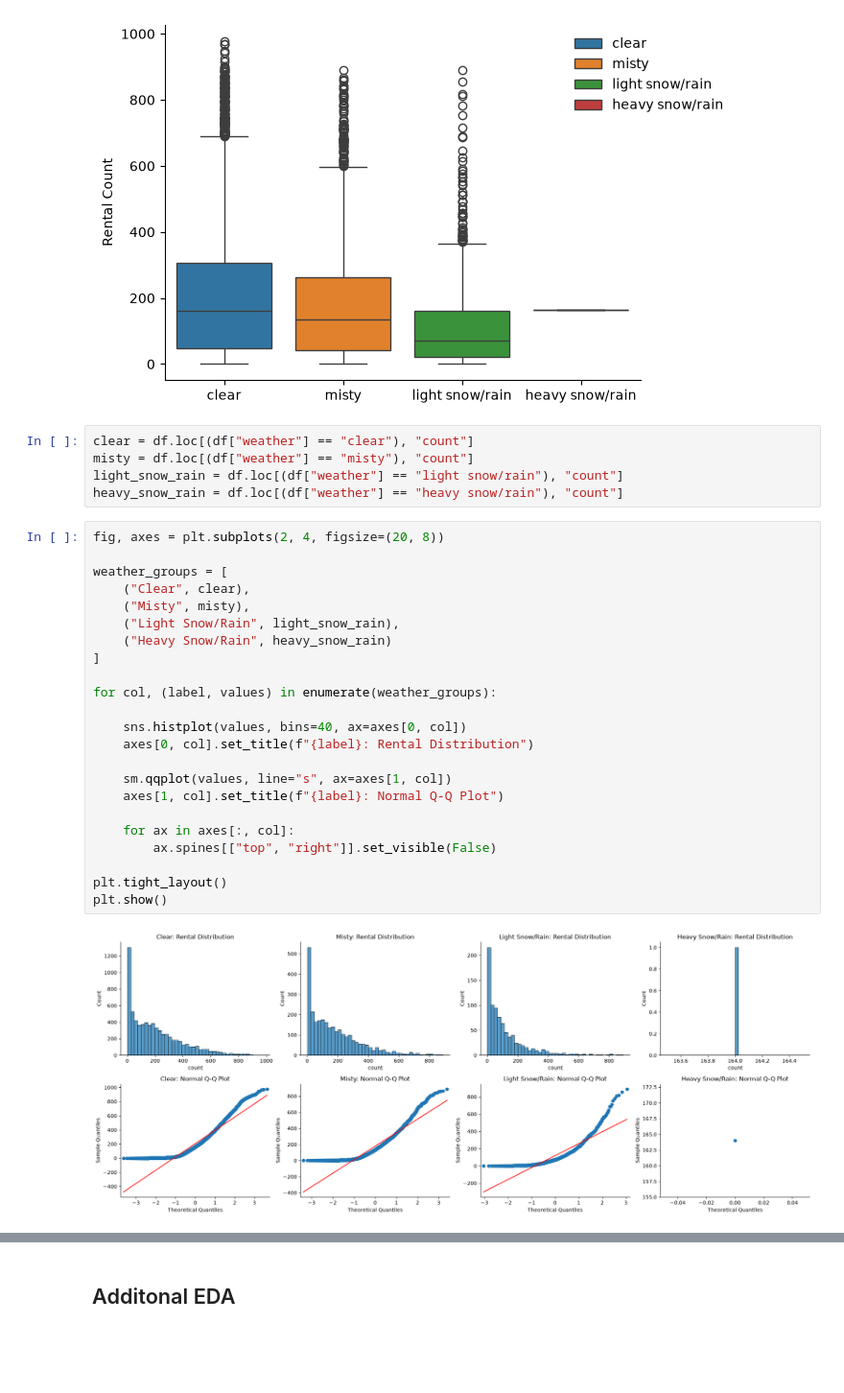
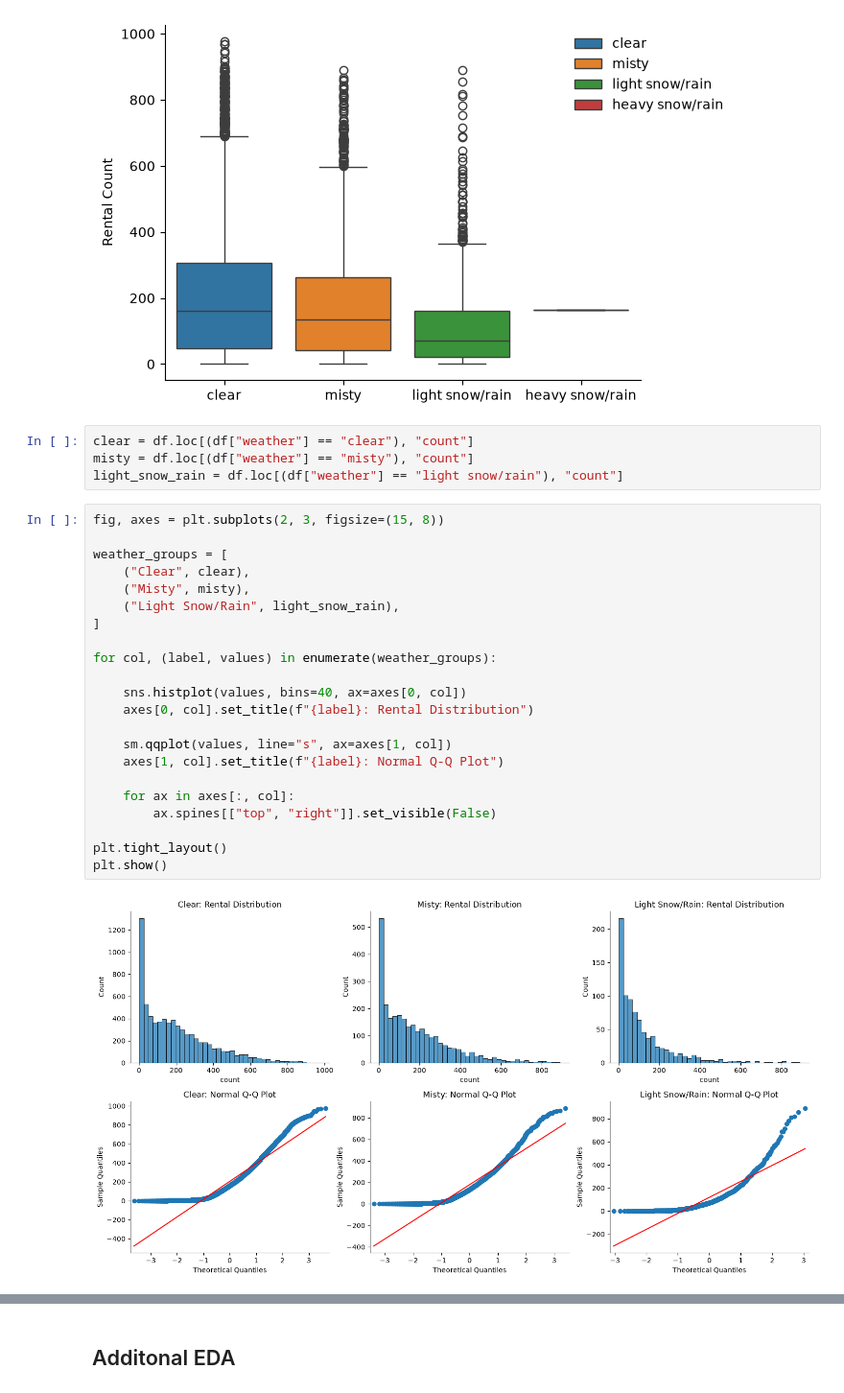
Before and after one commit to Yuvi977/Yulu-Bike-Sharing-Hypothesis-Testing, a Jupyter notebook: Business_Case_Yulu_Hypothesis_Testing.ipynb, the cells around one changed output, grey strips where cells are left out. Shown at 96% size. Saved outputs shown, nothing was run; the diff lists cells and outputs as text; blank space fills up the shorter version.

```diff
--- a/Business_Case_Yulu_Hypothesis_Testing.ipynb
+++ b/Business_Case_Yulu_Hypothesis_Testing.ipynb
@@ -617,29 +629,27 @@ plt.show()
 clear = df.loc[(df["weather"] == "clear"), "count"]
 misty = df.loc[(df["weather"] == "misty"), "count"]
 light_snow_rain = df.loc[(df["weather"] == "light snow/rain"), "count"]
-heavy_snow_rain = df.loc[(df["weather"] == "heavy snow/rain"), "count"]
 # %%
-fig, axes = plt.subplots(2, 4, figsize=(20, 8))
+fig, axes = plt.subplots(2, 3, figsize=(15, 8))
 
 weather_groups = [
     ("Clear", clear),
     ("Misty", misty),
     ("Light Snow/Rain", light_snow_rain),
-    ("Heavy Snow/Rain", heavy_snow_rain)
 ]
 
 for col, (label, values) in enumerate(weather_groups):
 
     sns.histplot(values, bins=40, ax=axes[0, col])
     axes[0, col].set_title(f"{label}: Rental Distribution")
 
     sm.qqplot(values, line="s", ax=axes[1, col])
     axes[1, col].set_title(f"{label}: Normal Q-Q Plot")
 
     for ax in axes[:, col]:
         ax.spines[["top", "right"]].set_visible(False)
 
 plt.tight_layout()
 plt.show()
 # %% [output]
-[figure, old version]
+[figure, new version]
```
Also changed, not shown: parts of 11 cells of this notebook.
